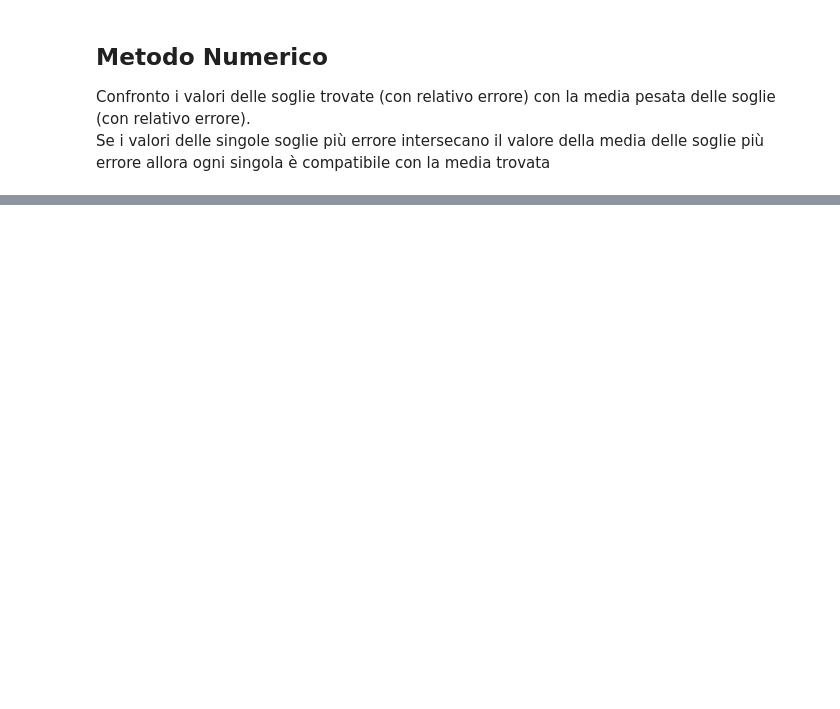
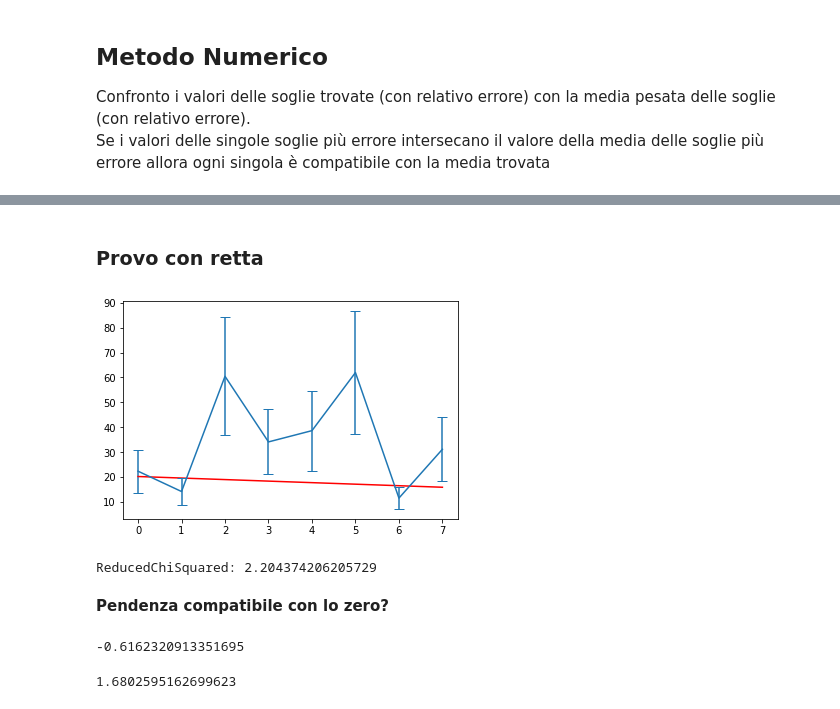
Before and after one commit to jackdeandrea/Econofisica, a Jupyter notebook: Stima_soglia_rndm0075.ipynb, the cells around one changed output, grey strips where cells are left out. Saved outputs shown, nothing was run; the diff lists cells and outputs as text; code cells hidden in the pictures; blank space fills up the shorter version.

```diff
--- a/Stima_soglia_rndm0075.ipynb
+++ b/Stima_soglia_rndm0075.ipynb
@@ -587,0 +567,9 @@ FINITO
+# %%
+#TOLGO LE RIVOLTINE CON PIù DI 68 ATTIVI IN MEDIA
+soglia=[]
+err_soglia=[]
+for i in range(len(soglie)):
+    if soglie[i]<68:
+        soglia=np.append(soglia,soglie[i])
+        err_soglia=np.append(err_soglia,err_soglie[i])
+#soglia
@@ -587,0 +580,24 @@ FINITO
+# %% [markdown]
+### Provo con retta
+# %%
+popt, pcov = curve_fit(retta, range(len(soglia)), soglia, sigma=err_soglia)
+retta_red_chisq = chiquadronorm(soglia, retta(range(len(soglia)),*popt), err_soglia, len(soglia)-len(popt), norm=True)
+plt.plot(range(len(soglia)), retta(range(len(soglia)),*popt), color='r')
+plt.errorbar(range(len(soglia)), soglia, yerr=err_soglia,solid_capstyle='projecting',capsize=5)
+plt.show()
+print('ReducedChiSquared:', retta_red_chisq)
+# %% [output]
+[figure, added]
+ReducedChiSquared: 2.204374206205729
+# %% [markdown]
+**Pendenza compatibile con lo zero?**
+# %%
+pendenza = popt[0]
+pendenza
+# %% [output]
+-0.6162320913351695
+# %%
+err_pendenza = np.sqrt(pcov[0][0])
+err_pendenza
+# %% [output]
+1.6802595162699623
```
Also changed, not shown: parts of 25 cells of this notebook.
